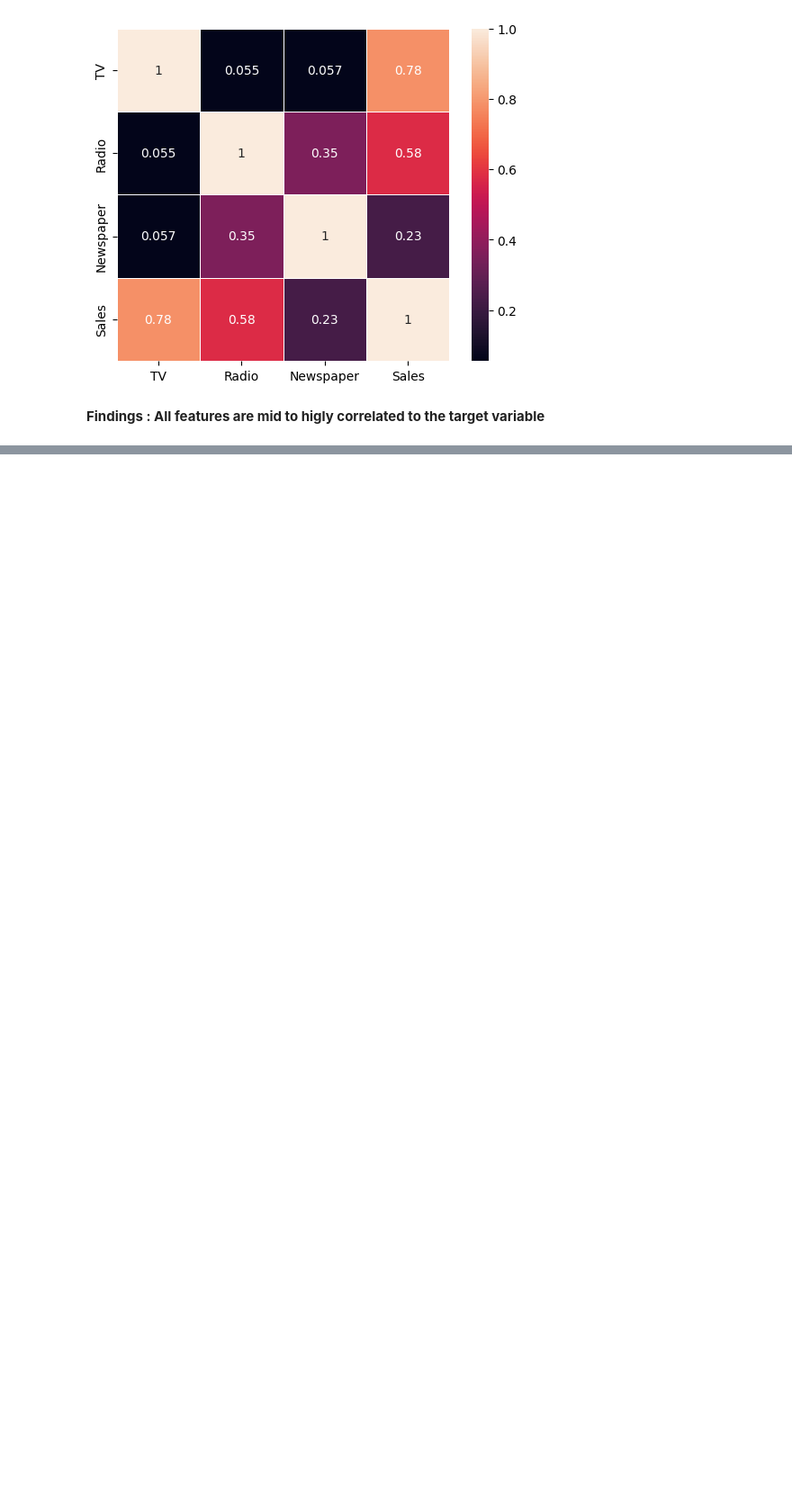
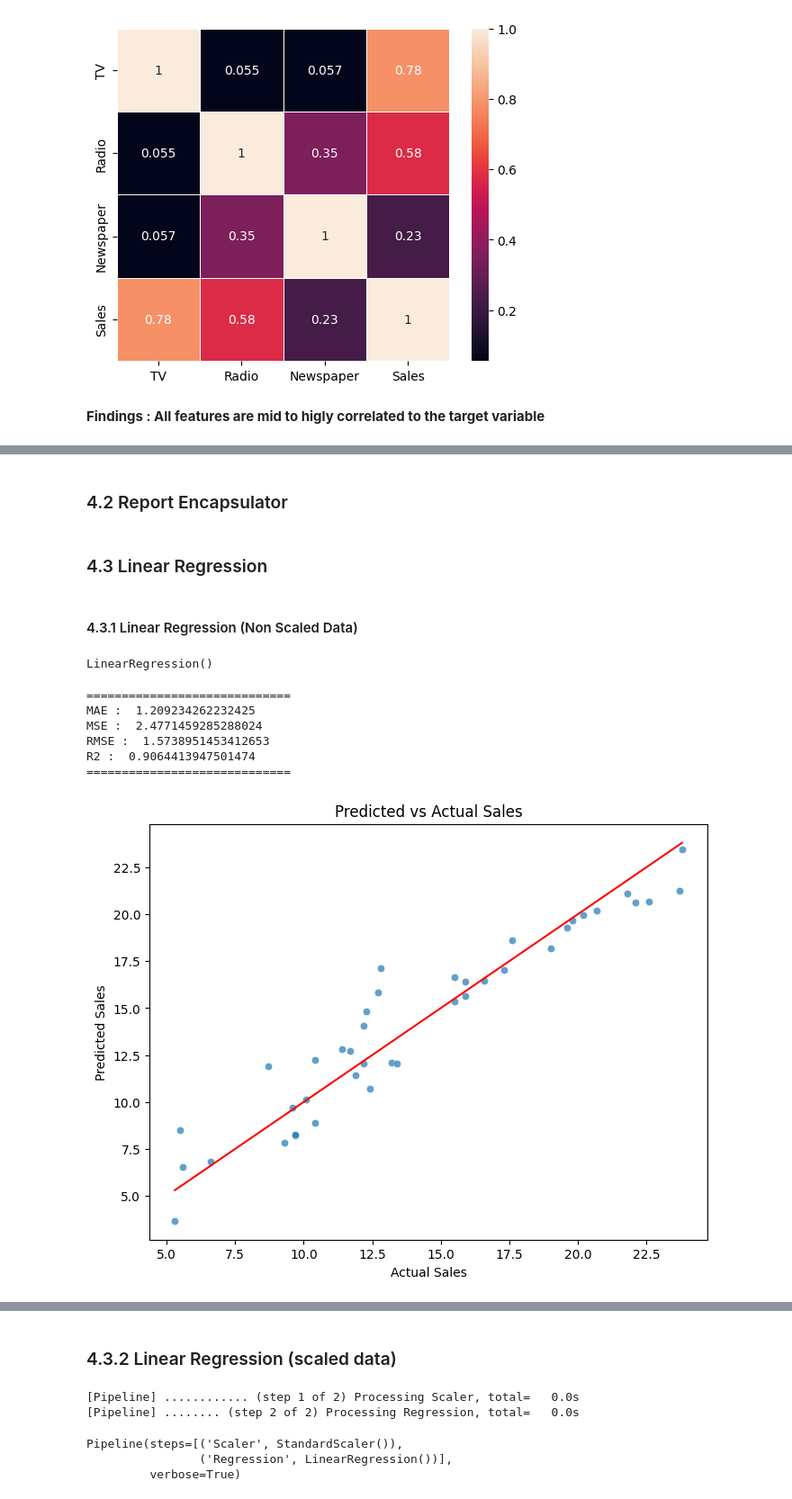
Before and after one commit to CodeByD3v/OIBSIP, a Jupyter notebook: Sales Prediction using Advertising Data/sales-prediction-using-advertisement.ipynb, the cells around one changed output, grey strips where cells are left out. Shown at 90% size. Cells and saved outputs as stored; diff of their text form; code cells hidden in the pictures; blank space fills up the shorter version.

Commit message:
Model Building - 4.1 , 4.2 , 4.3

```diff
--- a/Sales Prediction using Advertising Data/sales-prediction-using-advertisement.ipynb
+++ b/Sales Prediction using Advertising Data/sales-prediction-using-advertisement.ipynb
@@ -173,0 +182,7 @@ plt.show()
+# %%
+# X - Features , y - target
+X = df.drop("Sales" , axis = 1)
+y = df["Sales"]
+# %%
+# Split
+X_train , X_test , y_train , y_test = train_test_split(X, y , test_size=0.2 , random_state=666)
@@ -173,0 +206,54 @@ plt.show()
+# %% [markdown]
+### 4.2 Report Encapsulator
+# %%
+def ReportEncapsulator(test , pred):
+    # Test and Metrics
+    print("=============================")
+    print("MAE : " , metrics.mean_absolute_error(test , pred))
+    print("MSE : " , metrics.mean_squared_error(test, pred))
+    print("RMSE : ",metrics.root_mean_squared_error(test , pred))
+    print("R2 : ",metrics.r2_score(test , pred))
+    print("=============================")
+
+    # regression line
+    #
+    plt.figure(figsize = (8 , 6))
+    sns.scatterplot(x = test , y = pred ,alpha = 0.7)
+    plt.plot([test.min(), test.max()], [test.min(), test.max()], color="red")
+    plt.xlabel("Actual Sales")
+    plt.ylabel("Predicted Sales")
+    plt.title("Predicted vs Actual Sales")
+    plt.show()
+
+    # residuals
+    residual = test - pred
+    # plot
+    plt.figure(figsize = (8 , 6))
+    sns.scatterplot(x = pred , y = residual , color = 'blue')
+    plt.axhline(y = 0 , color = "red" , linestyle = "--" )
+    plt.xlabel("Predicted Values")
+    plt.ylabel("Residuals")
+    plt.title("Residuals Plot")
+    plt.show()
+# %% [markdown]
+### 4.3 Linear Regression
+# %% [markdown]
+#### 4.3.1 Linear Regression (Non Scaled Data)
+# %%
+lr_model = LinearRegression()
+lr_model.fit(X_train , y_train)
+# %% [output]
+LinearRegression()
+# %%
+# prediction
+y_pred = lr_model.predict(X_test)
+
+ReportEncapsulator(y_test , y_pred)
+# %% [output]
+=============================
+MAE :  1.209234262232425
+MSE :  2.4771459285288024
+RMSE :  1.5738951453412653
+R2 :  0.9064413947501474
+=============================
+[figure, added]
@@ -173,0 +261,2 @@ plt.show()
+# %% [markdown]
+### 4.3.2 Linear Regression (scaled data)
@@ -173,0 +269,9 @@ plt.show()
+# %%
+# Train model
+lr_model_scaled.fit(X_train , y_train)
+# %% [output]
+[Pipeline] ............ (step 1 of 2) Processing Scaler, total=   0.0s
+[Pipeline] ........ (step 2 of 2) Processing Regression, total=   0.0s
+Pipeline(steps=[('Scaler', StandardScaler()),
+                ('Regression', LinearRegression())],
+         verbose=True)
```
Also changed, not shown: parts of 7 cells of this notebook.
